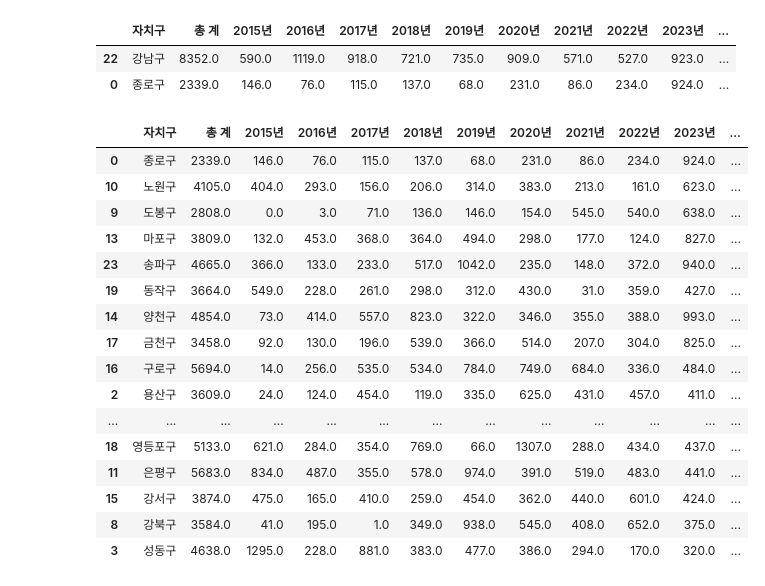
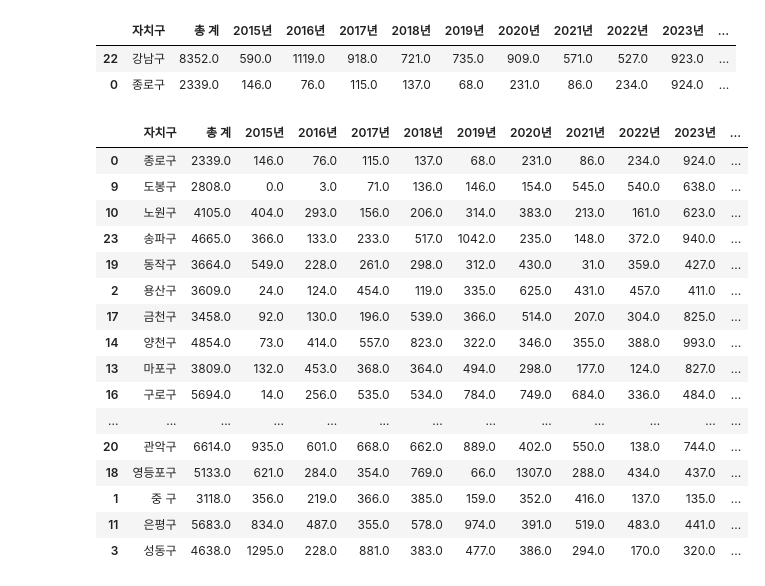
Before and after one commit to shared-repo/human-da5, a Jupyter notebook: workspace/da-packages/i_example.ipynb, the cells around one changed output. Drawn from its saved outputs; the diff is of its cells as text; code cells hidden in the pictures.

```diff
--- a/workspace/da-packages/i_example.ipynb
+++ b/workspace/da-packages/i_example.ipynb
@@ -55,28 +55,28 @@ df_cctv.sort_values("총 계", ascending=False).iloc[[0,-1],:] # ascending : 정
 | 0 | 종로구 | 2339.0 | 146.0 | 76.0 | 115.0 | 137.0 | 68.0 | 231.0 | 86.0 | 234.0 | 924.0 | ... |
 # %%
 # 최근 3년 증가율 컬럼 만들기 : 최근 3년 신규 설치 합 / 그 이전 신규 설치 합
-df_cctv['최근증가율'] = df_cctv.iloc[:,-3:].sum(axis=1) / df_cctv.iloc[:,2:-3].sum(axis=1)
+df_cctv['최근증가율'] = df_cctv.iloc[:,9:12].sum(axis=1) / df_cctv.iloc[:,2:9].sum(axis=1)
 df_cctv.head()
 
 # 최근 3년 증가율이 높은 자치구 확인
 df_cctv.sort_values(by="최근증가율", ascending=False)
 # %% [output]
 |  | 자치구 | 총 계 | 2015년 | 2016년 | 2017년 | 2018년 | 2019년 | 2020년 | 2021년 | 2022년 | 2023년 | ... |
 | 0 | 종로구 | 2339.0 | 146.0 | 76.0 | 115.0 | 137.0 | 68.0 | 231.0 | 86.0 | 234.0 | 924.0 | ... |
+| 9 | 도봉구 | 2808.0 | 0.0 | 3.0 | 71.0 | 136.0 | 146.0 | 154.0 | 545.0 | 540.0 | 638.0 | ... |
 | 10 | 노원구 | 4105.0 | 404.0 | 293.0 | 156.0 | 206.0 | 314.0 | 383.0 | 213.0 | 161.0 | 623.0 | ... |
-| 9 | 도봉구 | 2808.0 | 0.0 | 3.0 | 71.0 | 136.0 | 146.0 | 154.0 | 545.0 | 540.0 | 638.0 | ... |
-| 13 | 마포구 | 3809.0 | 132.0 | 453.0 | 368.0 | 364.0 | 494.0 | 298.0 | 177.0 | 124.0 | 827.0 | ... |
 | 23 | 송파구 | 4665.0 | 366.0 | 133.0 | 233.0 | 517.0 | 1042.0 | 235.0 | 148.0 | 372.0 | 940.0 | ... |
 | 19 | 동작구 | 3664.0 | 549.0 | 228.0 | 261.0 | 298.0 | 312.0 | 430.0 | 31.0 | 359.0 | 427.0 | ... |
+| 2 | 용산구 | 3609.0 | 24.0 | 124.0 | 454.0 | 119.0 | 335.0 | 625.0 | 431.0 | 457.0 | 411.0 | ... |
+| 17 | 금천구 | 3458.0 | 92.0 | 130.0 | 196.0 | 539.0 | 366.0 | 514.0 | 207.0 | 304.0 | 825.0 | ... |
 | 14 | 양천구 | 4854.0 | 73.0 | 414.0 | 557.0 | 823.0 | 322.0 | 346.0 | 355.0 | 388.0 | 993.0 | ... |
-| 17 | 금천구 | 3458.0 | 92.0 | 130.0 | 196.0 | 539.0 | 366.0 | 514.0 | 207.0 | 304.0 | 825.0 | ... |
+| 13 | 마포구 | 3809.0 | 132.0 | 453.0 | 368.0 | 364.0 | 494.0 | 298.0 | 177.0 | 124.0 | 827.0 | ... |
 | 16 | 구로구 | 5694.0 | 14.0 | 256.0 | 535.0 | 534.0 | 784.0 | 749.0 | 684.0 | 336.0 | 484.0 | ... |
-| 2 | 용산구 | 3609.0 | 24.0 | 124.0 | 454.0 | 119.0 | 335.0 | 625.0 | 431.0 | 457.0 | 411.0 | ... |
 | ... | ... | ... | ... | ... | ... | ... | ... | ... | ... | ... | ... | ... |
+| 20 | 관악구 | 6614.0 | 935.0 | 601.0 | 668.0 | 662.0 | 889.0 | 402.0 | 550.0 | 138.0 | 744.0 | ... |
 | 18 | 영등포구 | 5133.0 | 621.0 | 284.0 | 354.0 | 769.0 | 66.0 | 1307.0 | 288.0 | 434.0 | 437.0 | ... |
+| 1 | 중 구 | 3118.0 | 356.0 | 219.0 | 366.0 | 385.0 | 159.0 | 352.0 | 416.0 | 137.0 | 135.0 | ... |
 | 11 | 은평구 | 5683.0 | 834.0 | 487.0 | 355.0 | 578.0 | 974.0 | 391.0 | 519.0 | 483.0 | 441.0 | ... |
-| 15 | 강서구 | 3874.0 | 475.0 | 165.0 | 410.0 | 259.0 | 454.0 | 362.0 | 440.0 | 601.0 | 424.0 | ... |
-| 8 | 강북구 | 3584.0 | 41.0 | 195.0 | 1.0 | 349.0 | 938.0 | 545.0 | 408.0 | 652.0 | 375.0 | ... |
 | 3 | 성동구 | 4638.0 | 1295.0 | 228.0 | 881.0 | 383.0 | 477.0 | 386.0 | 294.0 | 170.0 | 320.0 | ... |
 # %%
 # 이전 처리 내용이 적용된 데이터프레임을 파일로 저장
```
Also changed, not shown: 1 other file.
